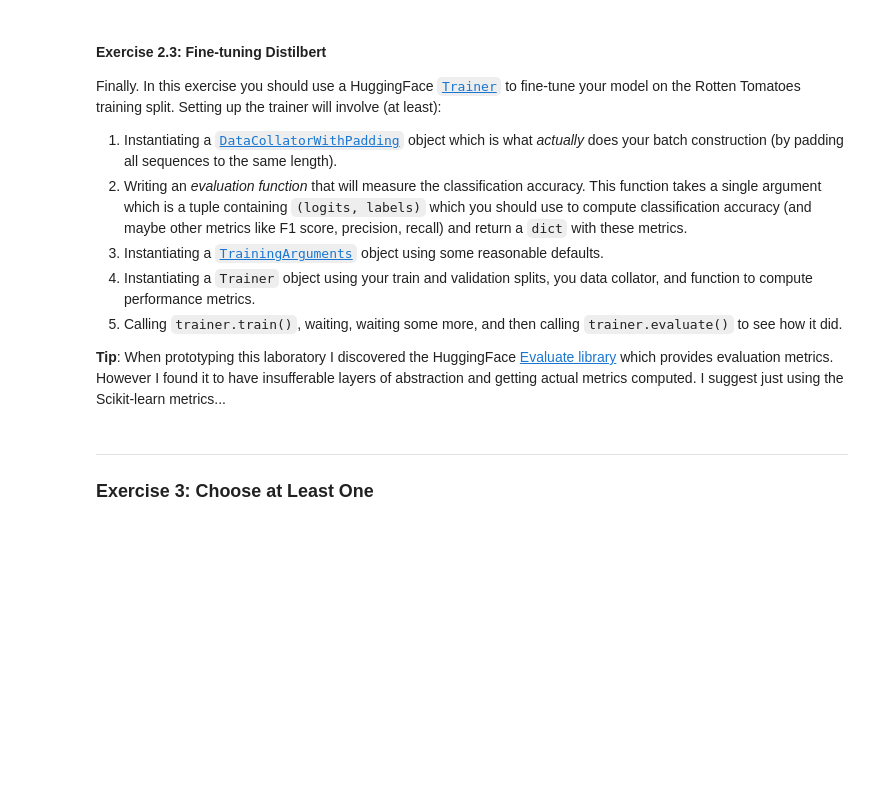
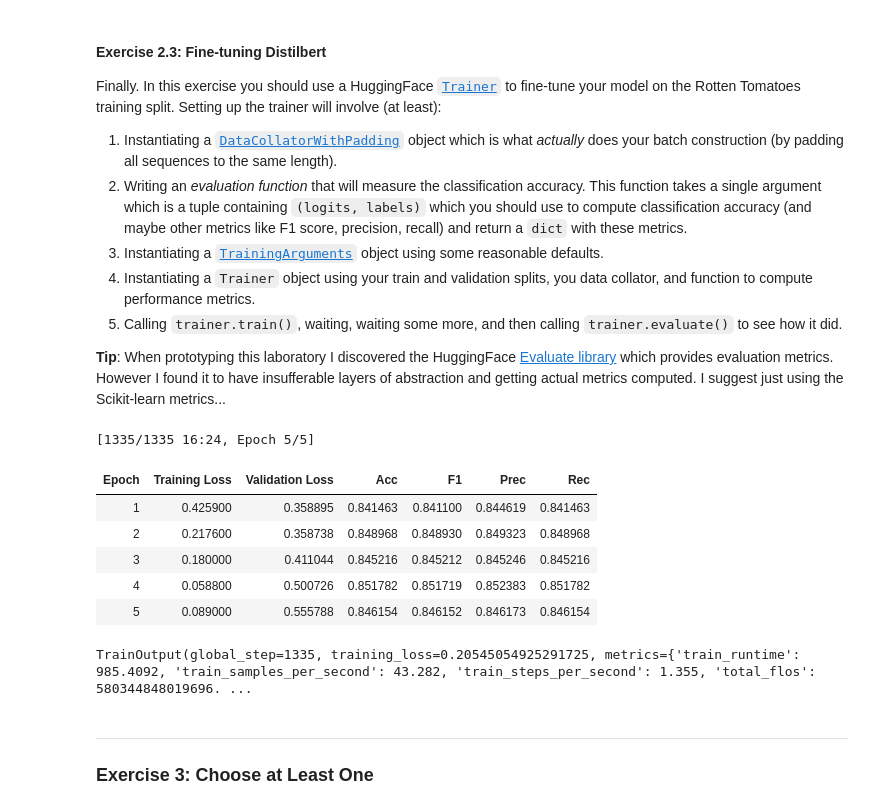
Before and after one commit to RoccoTescaro/LabDLA, a Jupyter notebook: Lab3.ipynb, the cells around one changed output. Drawn from its saved outputs; the diff is of its cells as text; code cells hidden in the pictures; blank space fills up the shorter version.

```diff
--- a/Lab3.ipynb
+++ b/Lab3.ipynb
@@ -13,0 +49,13 @@ There are a many sentiment analysis datasets, but we will use one of the smalles
+# %%
+################### SOME HYPERPARAMETERS ###################
+
+data_dir = './data'
+checkpoints_dir = './checkpoints'
+log_dir = './logs'
+
+batch = 64
+n_examples_tokenizer = 5
+n_examples_test = 5
+
+device = torch.device('cuda' if torch.cuda.is_available() else 'cpu')
+print(f"Using device: {device}")
@@ -172,16 +304,13 @@ Finally. In this exercise you should use a HuggingFace [`Trainer`](https://huggi
 
 **Tip**: When prototyping this laboratory I discovered the HuggingFace [Evaluate library](https://huggingface.co/docs/evaluate/en/index) which provides evaluation metrics. However I found it to have insufferable layers of abstraction and getting actual metrics computed. I suggest just using the Scikit-learn metrics...
 # %%
-from transformers import DataCollatorWithPadding
-from transformers import TrainingArguments, Trainer
-from sklearn.metrics import f1_score, precision_score, recall_score
-import numpy as np
+############### METRICS AND TRAINING ################
 
-dcwp = DataCollatorWithPadding(tokenizer=tokenizer)
+dcwp = DataCollatorWithPadding(tokenizer = tokenizer)
 
 def compute_metrics(eval_pred, metrics_dict):
     logits, labels = eval_pred
-    preds = np.argmax(logits, axis=-1)
+    preds = np.argmax(logits, axis = -1)
 
     metrics_results = {}
     for metric in metrics_dict.keys():
@@ -190,36 +319,45 @@ def compute_metrics(eval_pred, metrics_dict):
     return metrics_results
 
 metrics = {
     "acc": lambda preds, labels: (preds == labels).mean(),
-    "f1": lambda preds, labels: f1_score(labels, preds, average="weighted"),
-    "prec": lambda preds, labels: precision_score(labels, preds, average="weighted"),
-    "rec": lambda preds, labels: recall_score(labels, preds, average="weighted")
+    "f1": lambda preds, labels: f1_score(labels, preds, average = "weighted"),
+    "prec": lambda preds, labels: precision_score(labels, preds, average = "weighted"),
+    "rec": lambda preds, labels: recall_score(labels, preds, average = "weighted")
 }
 
 
 training_args = TrainingArguments(
-    output_dir = "./results",
+    output_dir = checkpoints_dir + "/fine_tuned_model",
     learning_rate = 2e-5,
     per_device_train_batch_size = 32,
     per_device_eval_batch_size = 16,
     num_train_epochs = 5,
     weight_decay = 0.01,
-    eval_strategy = "epoch",
+    eval_strategy = "epoch", #evaluate at the end of each epoch
     save_strategy = "epoch",
     load_best_model_at_end = True,
-    logging_dir = "./logs",
+    logging_dir = log_dir + "/fine_tuned_model",
     logging_strategy = "steps",
     logging_steps = 10,
     report_to = "tensorboard"
 )
 
 trainer = Trainer(
     model = model_ds,
     args = training_args,
     train_dataset = ds["train"],
     eval_dataset = ds["validation"],
     data_collator = dcwp,
     compute_metrics = lambda x: compute_metrics(x, metrics)
 )
 
 trainer.train()
+# %% [output]
+[1335/1335 16:24, Epoch 5/5]
+| Epoch | Training Loss | Validation Loss | Acc | F1 | Prec | Rec |
+| 1 | 0.425900 | 0.358895 | 0.841463 | 0.841100 | 0.844619 | 0.841463 |
+| 2 | 0.217600 | 0.358738 | 0.848968 | 0.848930 | 0.849323 | 0.848968 |
+| 3 | 0.180000 | 0.411044 | 0.845216 | 0.845212 | 0.845246 | 0.845216 |
+| 4 | 0.058800 | 0.500726 | 0.851782 | 0.851719 | 0.852383 | 0.851782 |
+| 5 | 0.089000 | 0.555788 | 0.846154 | 0.846152 | 0.846173 | 0.846154 |
+TrainOutput(global_step=1335, training_loss=0.20545054925291725, metrics={'train_runtime': 985.4092, 'train_samples_per_second': 43.282, 'train_steps_per_second': 1.355, 'total_flos': 580344848019696. ...
```
Also changed, not shown: parts of 16 cells of this notebook, 2 other files.
